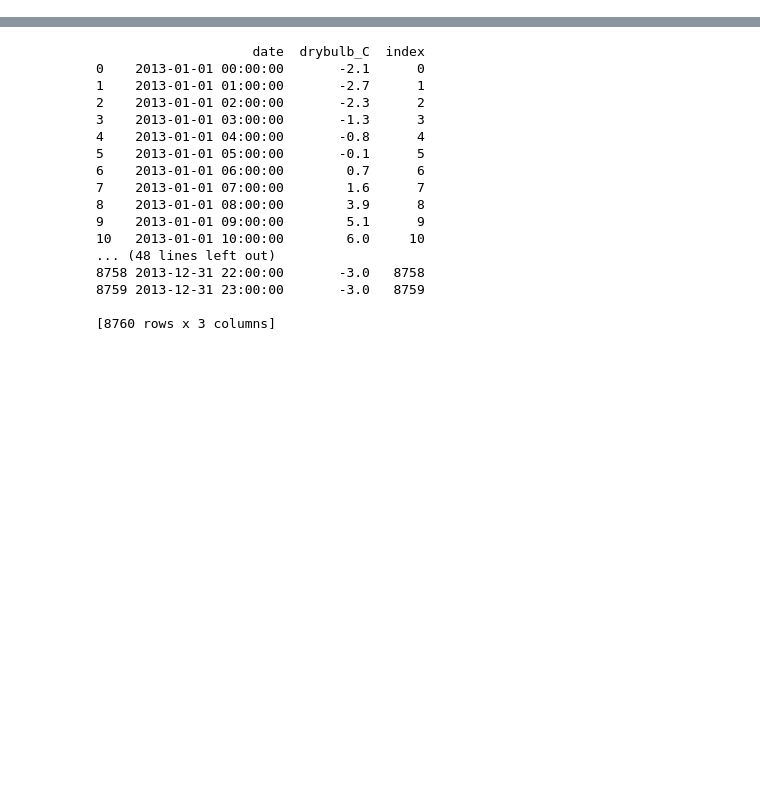
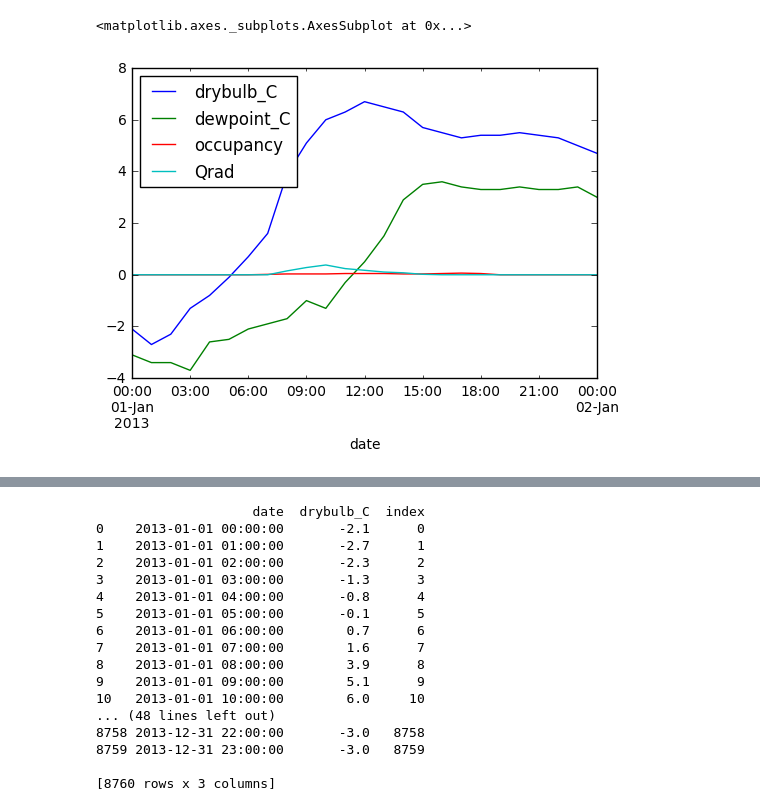
Before and after one commit to protocatlabs/RC_BuildingSimulator, a Jupyter notebook: Justin_Semseter_Project/Main_j.ipynb, the cells around one changed output, grey strips where cells are left out. Drawn from its saved outputs; the diff is of its cells as text; code cells hidden in the pictures; blank space fills up the shorter version.

```diff
--- a/Justin_Semseter_Project/Main_j.ipynb
+++ b/Justin_Semseter_Project/Main_j.ipynb
@@ -19,22 +95,8 @@ weather_path = 'C:\Users\Zghiru\Documents\GitHub\RC_BuildingSimulator\Justin_Sem
 occupancy_path = 'C:\Users\Zghiru\Documents\GitHub\RC_BuildingSimulator\Justin_Semseter_Project\data\Occupancy_COM.csv'
 radiation_path = r'C:\Users\Zghiru\Documents\GitHub\RC_BuildingSimulator\Justin_Semseter_Project\data\radiation_Building_Zh.csv'
 
-
-def get_full_date(weather_path,month,day):
-    year = pd.read_csv(weather_path, skiprows=8, header=None, names=epw_labels)['year']
-    return pd.datetime(year[1],month,day)
-
-def get_epw_year(weather_path):
-    df = epw_reader(weather_path=weather_path)
-    df['date'] = pd.to_datetime(df['date'])
-    return df['year'][0]
-
-def get_df_year(df):
-    df['date'] = pd.to_datetime(df['date'])
-    return df['year'][0]
-
 def epw_reader(weather_path):
-    start = get_full_date(weather_path,1,1)
+    start = full_date(weather_path,1,1)
     result = pd.read_csv(weather_path, skiprows=8, header=None, names=epw_labels).drop('datasource', axis=1)
     result['dayofyear'] = pd.date_range(start, periods=8760, freq='H').dayofyear
     result['date'] = pd.date_range(start, periods=8760, freq='H')
@@ -42,19 +104,33 @@ def epw_reader(weather_path):
     result['index'] = result.index
     return result
 
-def get_occupancy(occupancy_path):
+def occupancy(occupancy_path):
     df = pd.read_csv(occupancy_path, header=0,keep_default_na=False)[:8760]
     occupancy = pd.DataFrame({'occupancy':df['People']})
     return occupancy
 
-def get_epw_data(field = []):
-    series = epw_reader(weather_path=weather_path)
+def radiation(radiation_path):
+    df = pd.read_csv(radiation_path,header=None)
+    df = df.T
+    return df
+
+def full_date(weather_path,month,day):
+    year = pd.read_csv(weather_path, skiprows=8, header=None, names=epw_labels)['year']
+    return pd.datetime(year[1],month,day)
+
+def epw_year(weather_path):
+    df = epw_reader(weather_path)
+    df['date'] = pd.to_datetime(df['date'])
+    return df['year'][0]
+
+def epw_data(field = []):
+    series = epw_reader(weather_path)
     field.insert(0,'date')
     series = series[field]
     return series
 
-def get_date_range(startdate,enddate,series):
-    year = get_df_year(weather_path)
+def date_range(startdate,enddate,series):
+    year = epw_year(weather_path)
     start = str(startdate)+ '/' + str(year)+' 00:00:00'
     start = pd.to_datetime(start)
     end =  str(enddate)+ '/' + str(year)+' 00:00:00'
@@ -65,11 +141,6 @@ def get_date_range(startdate,enddate,series):
     series = series[start:end]
     series = series.set_index(['index'])
     return series
-
-def get_radiation(radiation_path):
-    df = pd.read_csv(radiation_path,header=None)
-    df = df.T
-    return df
 
 def resample(dataframe,dt):
     if dt > 1:
@@ -85,20 +156,16 @@ def resample(dataframe,dt):
     return dataframe
 
 #================TESTING====================
-year = get_epw_year(weather_path)
-start = '01/01/%i 00:00:00' %year
-start = pd.to_datetime(start)
-end =  '01/01/%i 23:00:00' %year
-end = pd.to_datetime(end)
 
-occ = get_occupancy(occupancy_path)
+occ = occupancy(occupancy_path)
 occ = occ.astype('float64', raise_on_error = False) #Convert occupancy values to float
-Qrad = get_radiation(radiation_path)
+Qrad = radiation(radiation_path)
 
-data = get_epw_data(['drybulb_C','dewpoint_C'])
+data = epw_data(['drybulb_C','dewpoint_C'])
 data['occupancy'] = occ
 data['Qrad'] = Qrad
-data = get_date_range(start,end,data)
+data = date_range('01/01','01/02',data)
+data = data.set_index(['date'])
 
 print data
 data.plot()
@@ -106,0 +190,2 @@ TypeError: string indices must be integers, not str
+<matplotlib.axes._subplots.AxesSubplot at 0x...>
+[figure, added]
```
Also changed, not shown: parts of 6 cells of this notebook.
